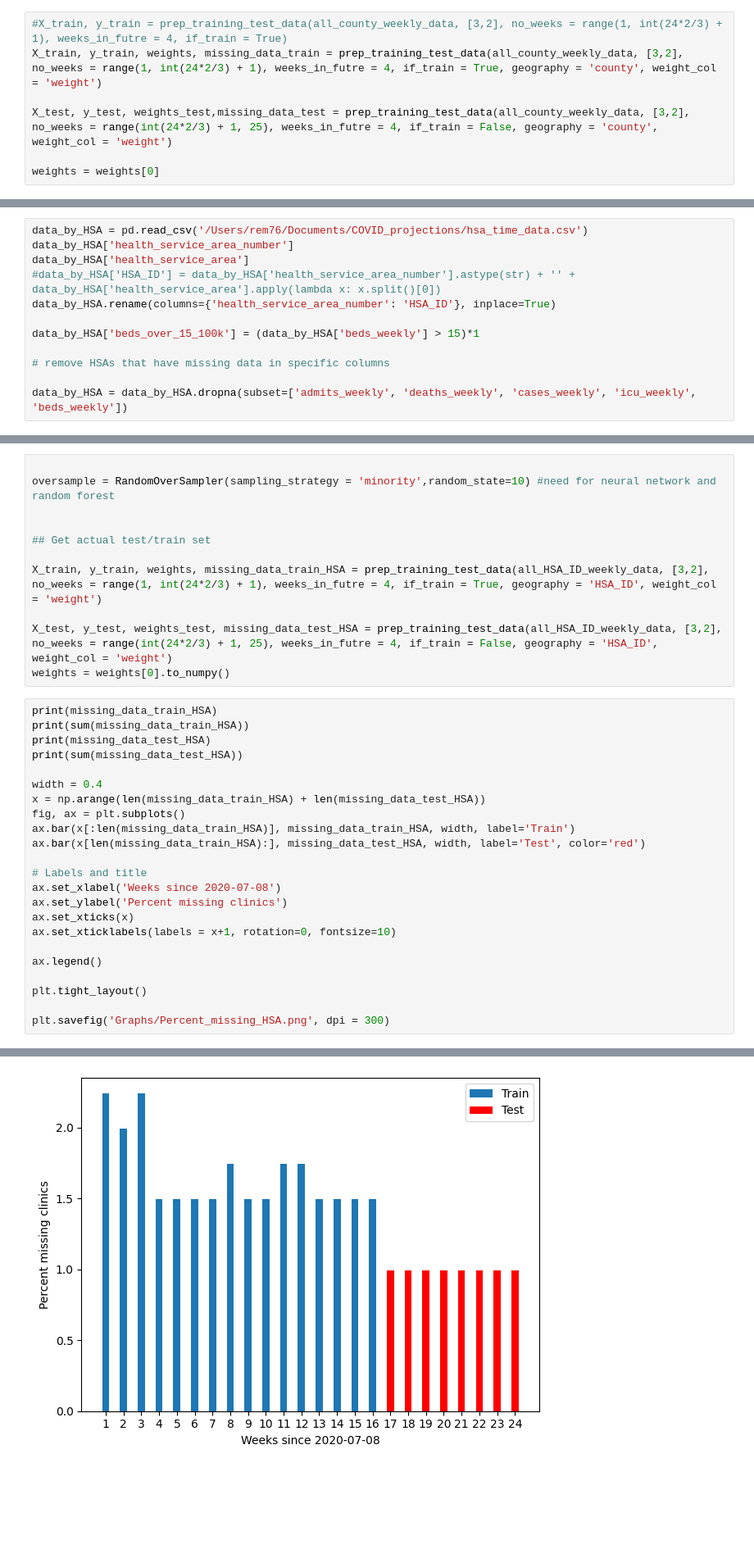
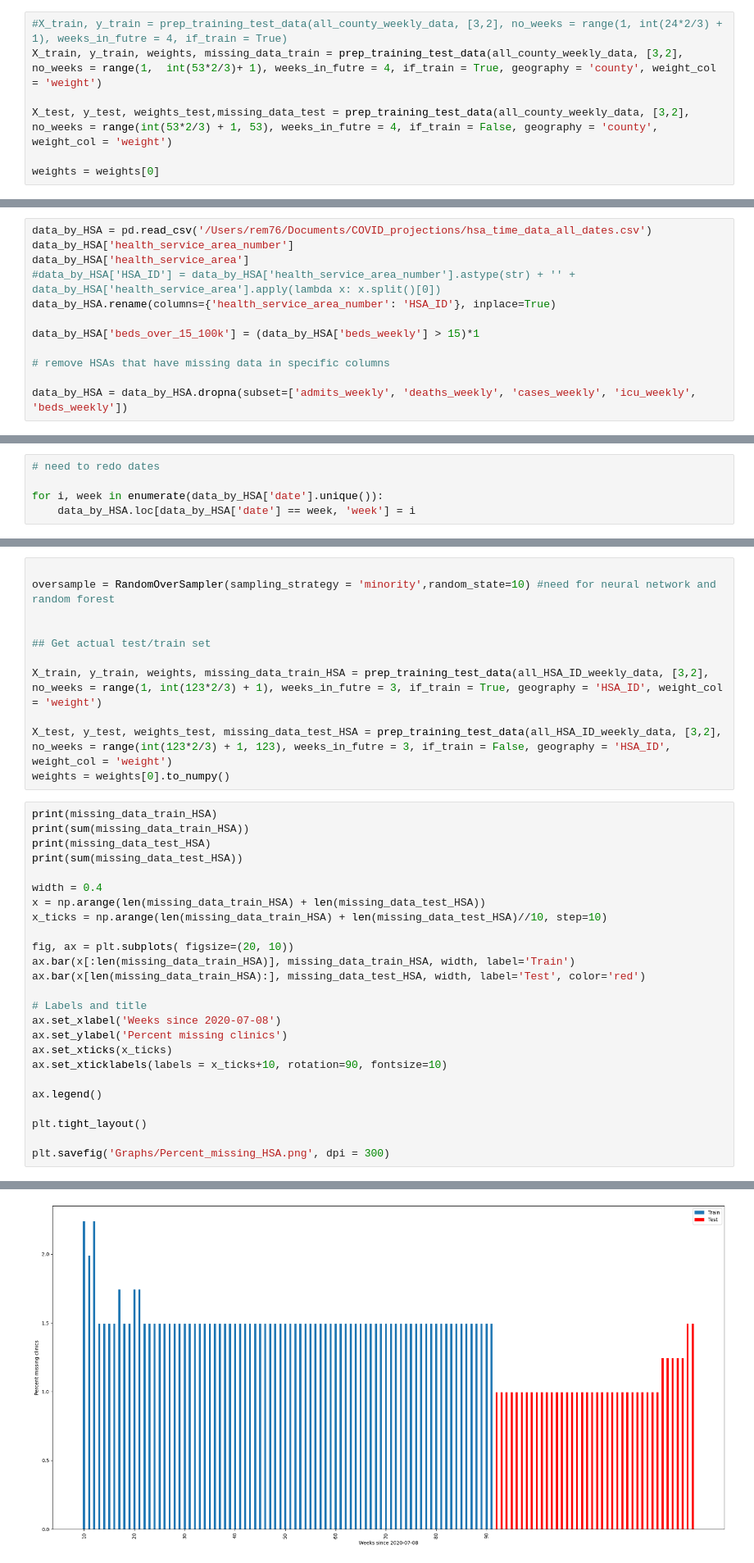
Before and after one commit to RachelMurray-Watson/COVID_forecasting, a Jupyter notebook: COVID_19_Forecast_dataset.ipynb, the cells around one changed output, grey strips where cells are left out. Shown at 82% size. Saved outputs shown, nothing was run; the diff lists cells and outputs as text; blank space fills up the shorter version.

Commit message:
Fixed up graphs of trends over time
Also changed it to be 3 weeks into the future (as per Alyssa's paper)

```diff
--- a/COVID_19_Forecast_dataset.ipynb
+++ b/COVID_19_Forecast_dataset.ipynb
@@ -308,9 +326,9 @@ weights_df['weight'].unique()
 all_county_weekly_data = all_county_weekly_data.join(weights_df['weight'])
 # %%
 #X_train, y_train = prep_training_test_data(all_county_weekly_data, [3,2], no_weeks = range(1, int(24*2/3) + 1), weeks_in_futre = 4, if_train = True)
-X_train, y_train, weights, missing_data_train = prep_training_test_data(all_county_weekly_data, [3,2], no_weeks = range(1, int(24*2/3) + 1), weeks_in_futre = 4, if_train = True, geography = 'county', weight_col = 'weight')
+X_train, y_train, weights, missing_data_train = prep_training_test_data(all_county_weekly_data, [3,2], no_weeks = range(1,  int(53*2/3)+ 1), weeks_in_futre = 4, if_train = True, geography = 'county', weight_col = 'weight')
 
-X_test, y_test, weights_test,missing_data_test = prep_training_test_data(all_county_weekly_data, [3,2], no_weeks = range(int(24*2/3) + 1, 25), weeks_in_futre = 4, if_train = False, geography = 'county',  weight_col = 'weight')
+X_test, y_test, weights_test,missing_data_test = prep_training_test_data(all_county_weekly_data, [3,2], no_weeks = range(int(53*2/3) + 1, 53), weeks_in_futre = 4, if_train = False, geography = 'county',  weight_col = 'weight')
 
 weights = weights[0]
 # %%
@@ -678,5 +611,5 @@ data_by_HSA[data_by_HSA['HSA_ID'] == '485Harrison']
 # %%
-data_by_HSA = pd.read_csv('/Users/rem76/Documents/COVID_projections/hsa_time_data.csv')
+data_by_HSA = pd.read_csv('/Users/rem76/Documents/COVID_projections/hsa_time_data_all_dates.csv')
 data_by_HSA['health_service_area_number']
 data_by_HSA['health_service_area']
 #data_by_HSA['HSA_ID'] = data_by_HSA['health_service_area_number'].astype(str) + '' + data_by_HSA['health_service_area'].apply(lambda x: x.split()[0])
@@ -690,3 +627,8 @@ data_by_HSA = data_by_HSA.dropna(subset=['admits_weekly', 'deaths_weekly', 'case
+# %%
+# need to redo dates
+
+for i, week in enumerate(data_by_HSA['date'].unique()):
+    data_by_HSA.loc[data_by_HSA['date'] == week, 'week'] = i
 # %%
 data_by_HSA_cases = data_by_HSA[['HSA_ID', 'week', 'cases_weekly']]
 data_by_HSA_cases = data_by_HSA_cases.pivot_table(index= 'week', columns='HSA_ID', values='cases_weekly')
@@ -787,9 +733,9 @@ oversample = RandomOverSampler(sampling_strategy = 'minority',random_state=10) #
 
 ## Get actual test/train set
 
-X_train, y_train, weights, missing_data_train_HSA = prep_training_test_data(all_HSA_ID_weekly_data, [3,2], no_weeks = range(1, int(24*2/3) + 1), weeks_in_futre = 4, if_train = True, geography = 'HSA_ID', weight_col = 'weight')
+X_train, y_train, weights, missing_data_train_HSA = prep_training_test_data(all_HSA_ID_weekly_data, [3,2], no_weeks = range(1, int(123*2/3) + 1), weeks_in_futre = 3, if_train = True, geography = 'HSA_ID', weight_col = 'weight')
 
-X_test, y_test, weights_test, missing_data_test_HSA = prep_training_test_data(all_HSA_ID_weekly_data, [3,2], no_weeks = range(int(24*2/3) + 1, 25), weeks_in_futre = 4, if_train = False, geography = 'HSA_ID',  weight_col = 'weight')
+X_test, y_test, weights_test, missing_data_test_HSA = prep_training_test_data(all_HSA_ID_weekly_data, [3,2], no_weeks = range(int(123*2/3) + 1, 123), weeks_in_futre = 3, if_train = False, geography = 'HSA_ID',  weight_col = 'weight')
 weights = weights[0].to_numpy()
 # %%
 print(missing_data_train_HSA)
@@ -799,15 +745,17 @@ print(sum(missing_data_test_HSA))
 
 width = 0.4
 x = np.arange(len(missing_data_train_HSA) + len(missing_data_test_HSA))
-fig, ax = plt.subplots()
+x_ticks = np.arange(len(missing_data_train_HSA) + len(missing_data_test_HSA)//10, step=10)
+
+fig, ax = plt.subplots( figsize=(20, 10))
 ax.bar(x[:len(missing_data_train_HSA)], missing_data_train_HSA, width, label='Train')
 ax.bar(x[len(missing_data_train_HSA):], missing_data_test_HSA, width, label='Test', color='red')
 
 # Labels and title
 ax.set_xlabel('Weeks since 2020-07-08')
 ax.set_ylabel('Percent missing clinics')
-ax.set_xticks(x)
-ax.set_xticklabels(labels = x+1, rotation=0, fontsize=10)
+ax.set_xticks(x_ticks)
+ax.set_xticklabels(labels = x_ticks+10, rotation=90, fontsize=10)
 
 ax.legend()
 
@@ -822,4 +770,4 @@ plt.savefig('Graphs/Percent_missing_HSA.png', dpi = 300)
-[figure, old version]
+[figure, new version]
 # %%
 path = clf.cost_complexity_pruning_path(X_train, y_train)
 ccp_alphas, impurities = path.ccp_alphas, path.impurities
```
Also changed, not shown: parts of 18 cells of this notebook, 2 other files.
